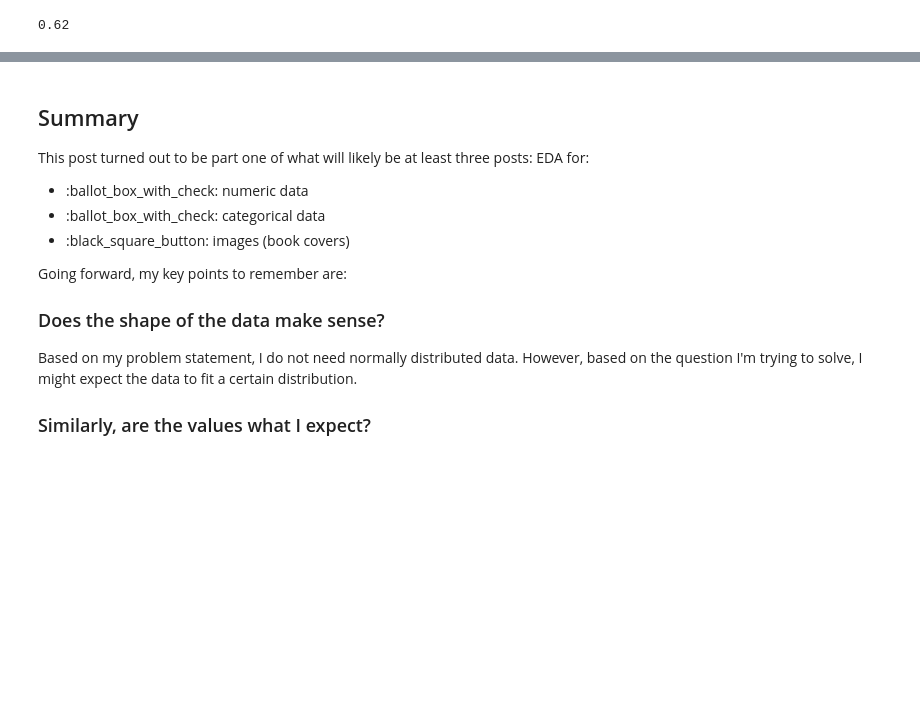
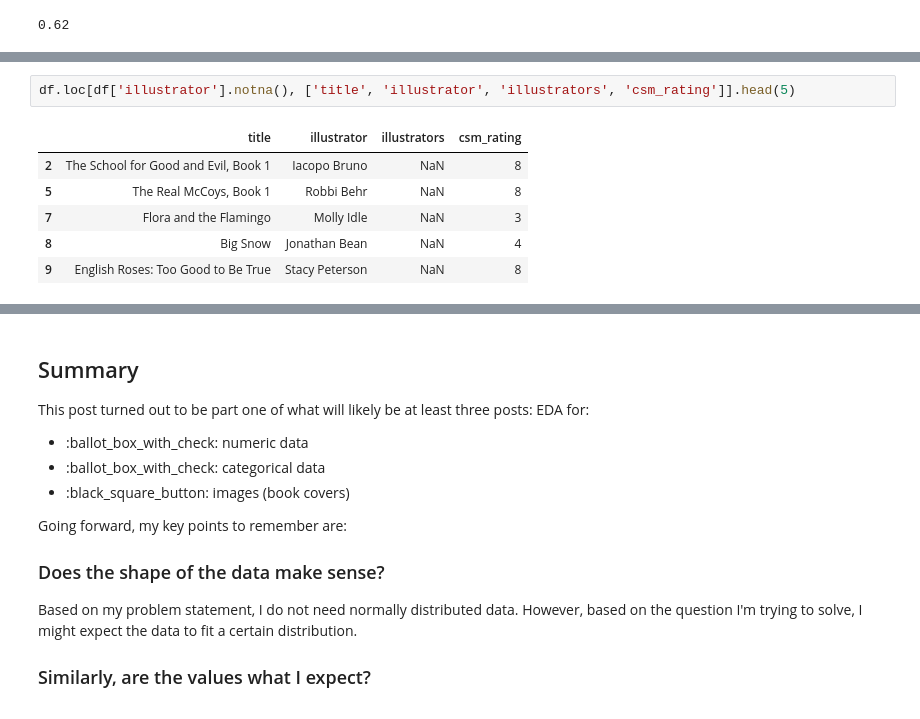
Before and after one commit to educatorsRlearners/an-a-z-of-machine-learning, a Jupyter notebook: _notebooks/2020-06-22-e-is-for-eda.ipynb, the cells around one changed output, grey strips where cells are left out. Drawn from its saved outputs; the diff is of its cells as text; blank space fills up the shorter version.

```diff
--- a/_notebooks/2020-06-22-e-is-for-eda.ipynb
+++ b/_notebooks/2020-06-22-e-is-for-eda.ipynb
@@ -360,0 +357,9 @@ Therefore, if a book's entries for both `illustrator` and `illustrators` is blan
+# %%
+df.loc[df['illustrator'].notna(), ['title', 'illustrator', 'illustrators', 'csm_rating']].head(5)
+# %% [output]
+|  | title | illustrator | illustrators | csm_rating |
+| 2 | The School for Good and Evil, Book 1 | Iacopo Bruno | NaN | 8 |
+| 5 | The Real McCoys, Book 1 | Robbi Behr | NaN | 8 |
+| 7 | Flora and the Flamingo | Molly Idle | NaN | 3 |
+| 8 | Big Snow | Jonathan Bean | NaN | 4 |
+| 9 | English Roses: Too Good to Be True | Stacy Peterson | NaN | 8 |
```
Also changed, not shown: parts of 6 cells of this notebook.
